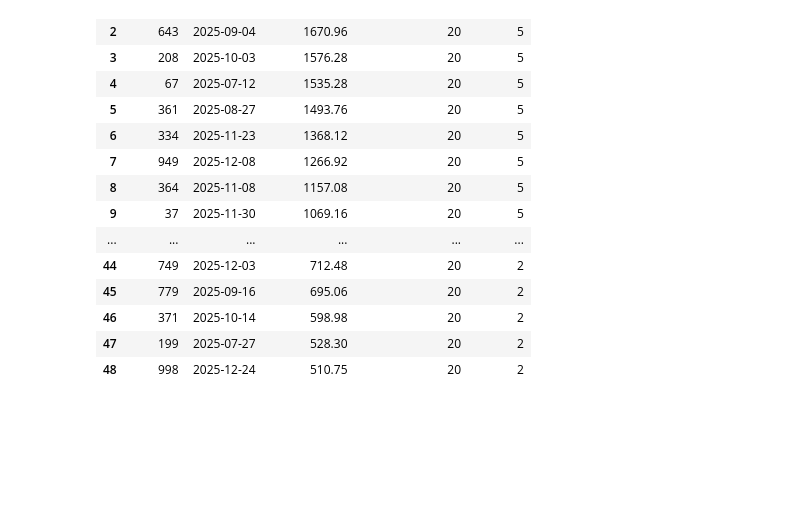
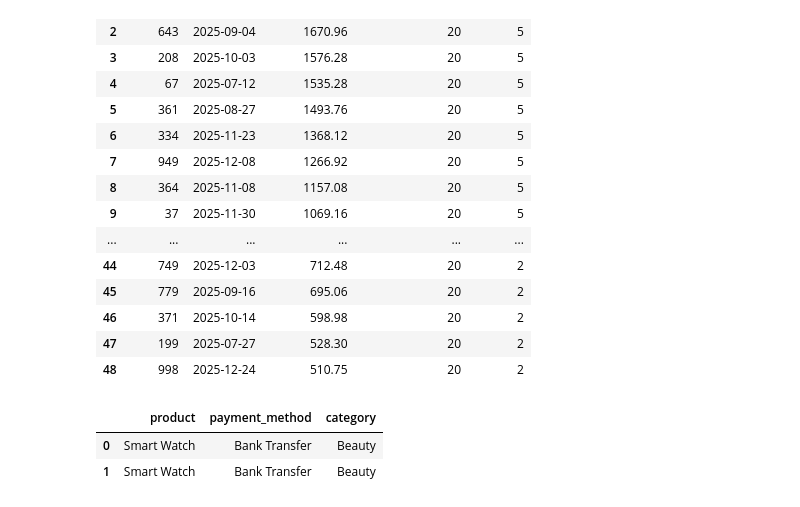
Before and after one commit to Thomasayanfeoluwa/2026-Python-Training-Class---Tutorial-For-Beginners, a Jupyter notebook: sqlite3.ipynb, the cells around one changed output. Cells and saved outputs as stored; diff of their text form; code cells hidden in the pictures; blank space fills up the shorter version.

Commit message:
Text Pattern Matching

```diff
--- a/sqlite3.ipynb
+++ b/sqlite3.ipynb
@@ -727,3 +727,21 @@ run_sql("""
 | 46 | 371 | 2025-10-14 | 598.98 | 20 | 2 |
 | 47 | 199 | 2025-07-27 | 528.30 | 20 | 2 |
 | 48 | 998 | 2025-12-24 | 510.75 | 20 | 2 |
+# %%
+"""
+Challenge 3: Text Pattern Matching (LIKE & Wildcards)
+Write three distinct queries using LIKE:
+1. Find all records where the product name starts with the letter 'S' and ends with any characters.
+2. Find all records where the payment_method contains the word 'Transfer' anywhere inside it.
+3. Find orders where the category has a word containing the exact pattern where the second character is 'e' (e.g., using _e%).
+"""
+
+run_sql("""
+SELECT product, payment_method, category
+FROM orders
+WHERE product LIKE 'S%' AND payment_method LIKE '%Transfer' AND category LIKE '_e%';
+""")
+# %% [output]
+|  | product | payment_method | category |
+| 0 | Smart Watch | Bank Transfer | Beauty |
+| 1 | Smart Watch | Bank Transfer | Beauty |
```
